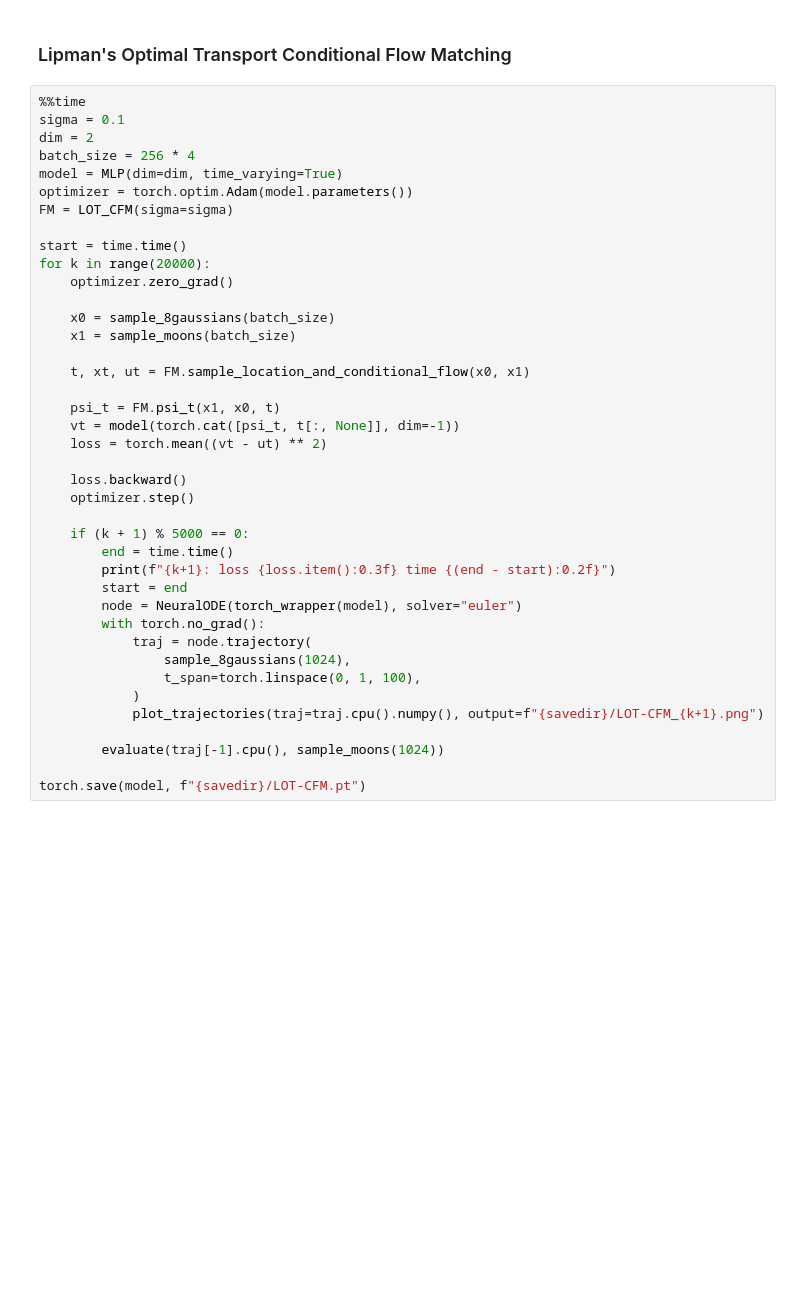
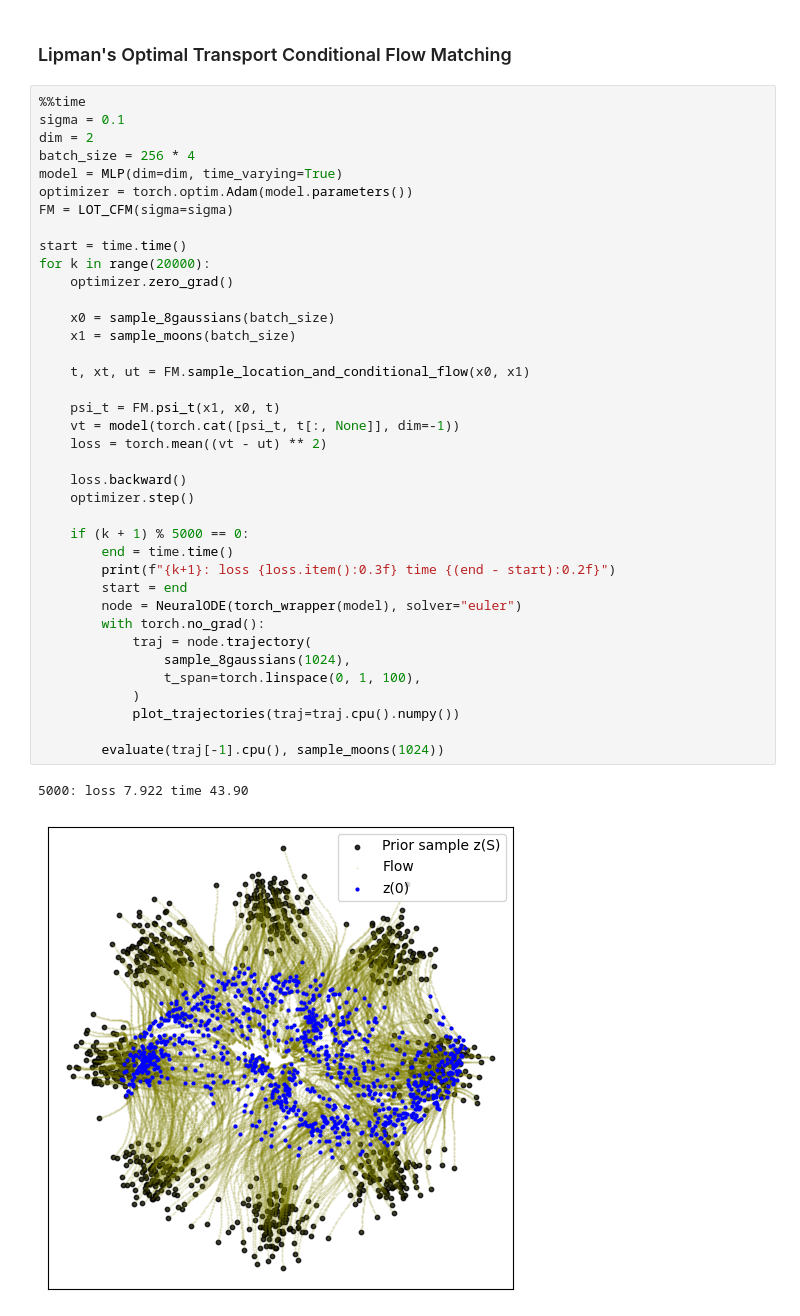
Before and after one commit to andresguzco/xvfm, a Jupyter notebook: Main.ipynb, the cells around one changed output. Cells and saved outputs as stored; diff of their text form; blank space fills up the shorter version.

```diff
--- a/Main.ipynb
+++ b/Main.ipynb
@@ -140,33 +133,34 @@ optimizer = torch.optim.Adam(model.parameters())
 FM = LOT_CFM(sigma=sigma)
 
 start = time.time()
 for k in range(20000):
     optimizer.zero_grad()
 
     x0 = sample_8gaussians(batch_size)
     x1 = sample_moons(batch_size)
 
     t, xt, ut = FM.sample_location_and_conditional_flow(x0, x1)
 
     psi_t = FM.psi_t(x1, x0, t)
     vt = model(torch.cat([psi_t, t[:, None]], dim=-1))
     loss = torch.mean((vt - ut) ** 2)
 
     loss.backward()
     optimizer.step()
 
     if (k + 1) % 5000 == 0:
         end = time.time()
         print(f"{k+1}: loss {loss.item():0.3f} time {(end - start):0.2f}")
         start = end
         node = NeuralODE(torch_wrapper(model), solver="euler")
         with torch.no_grad():
             traj = node.trajectory(
                 sample_8gaussians(1024),
                 t_span=torch.linspace(0, 1, 100),
             )
-            plot_trajectories(traj=traj.cpu().numpy(), output=f"{savedir}/LOT-CFM_{k+1}.png")
+            plot_trajectories(traj=traj.cpu().numpy())
 
         evaluate(traj[-1].cpu(), sample_moons(1024))
-
-torch.save(model, f"{savedir}/LOT-CFM.pt")
+# %% [output]
+5000: loss 7.922 time 43.90
+[figure, added]
```
Also changed, not shown: parts of 11 cells of this notebook, 38 other files.
